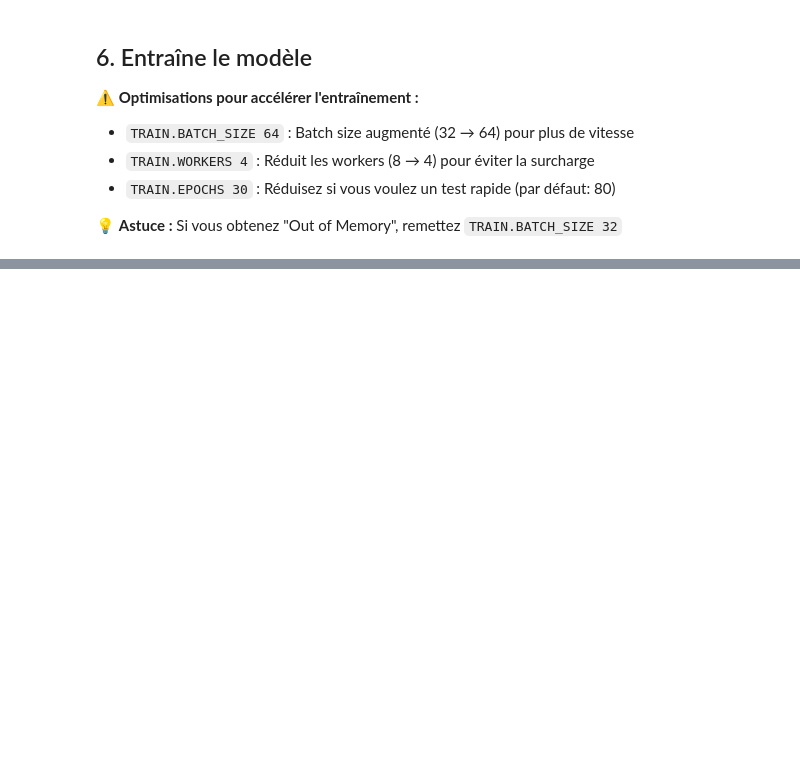
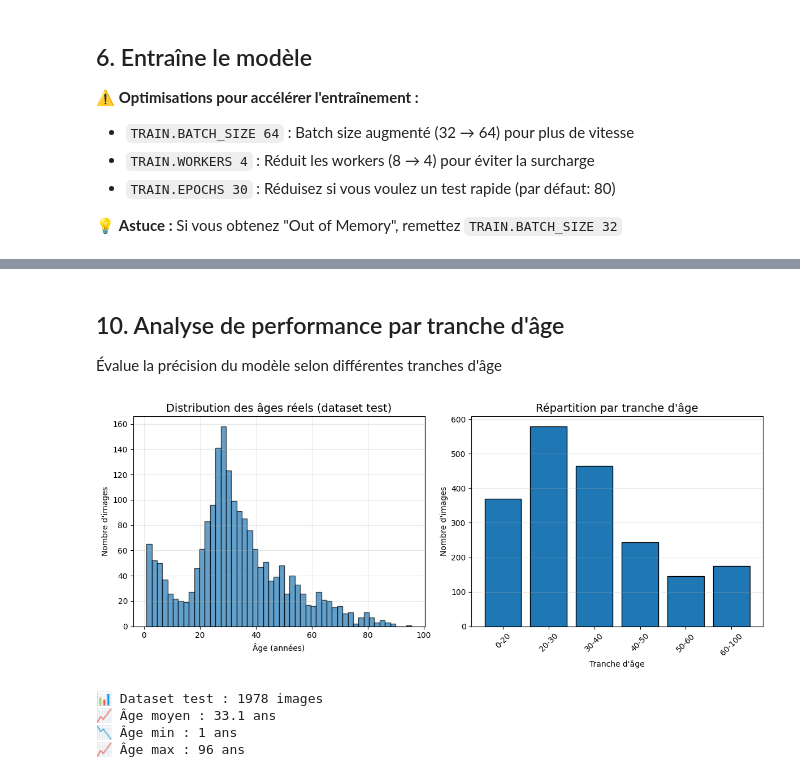
Before and after one commit to Lduvignacq/Deep-learning-project, a Jupyter notebook: colab_setup.ipynb, the cells around one changed output, grey strips where cells are left out. Saved outputs shown, nothing was run; the diff lists cells and outputs as text; code cells hidden in the pictures; blank space fills up the shorter version.

```diff
--- a/colab_setup.ipynb
+++ b/colab_setup.ipynb
@@ -188,0 +355,56 @@ To enable the following instructions: AVX2 FMA, in other operations, rebuild Ten
+# %% [markdown]
+## 10. Analyse de performance par tranche d'âge
+
+Évalue la précision du modèle selon différentes tranches d'âge
+# %%
+import pandas as pd
+import seaborn as sns
+
+# Lecture des résultats (vous devez d'abord exécuter test.py pour générer ces résultats)
+# !python test.py --data_dir appa-real-release --resume checkpoint/epoch080_0.00000_3.00000.pth
+
+# Exemple de visualisation de distribution d'âges
+csv_path = Path('appa-real-release/gt_avg_test.csv')
+if csv_path.exists():
+    df = pd.read_csv(csv_path)
+
+    # Distribution des âges réels
+    plt.figure(figsize=(12, 5))
+
+    plt.subplot(1, 2, 1)
+    plt.hist(df['apparent_age_avg'], bins=50, edgecolor='black', alpha=0.7)
+    plt.title('Distribution des âges réels (dataset test)', fontsize=14)
+    plt.xlabel('Âge (années)')
+    plt.ylabel('Nombre d\'images')
+    plt.grid(True, alpha=0.3)
+
+    plt.subplot(1, 2, 2)
+    # Statistiques par tranche d'âge
+    age_ranges = [(0, 20), (20, 30), (30, 40), (40, 50), (50, 60), (60, 100)]
+    counts = []
+    for min_age, max_age in age_ranges:
+        count = len(df[(df['apparent_age_avg'] >= min_age) & (df['apparent_age_avg'] < max_age)])
+        counts.append(count)
+
+    plt.bar([f'{min_age}-{max_age}' for min_age, max_age in age_ranges], counts, edgecolor='black')
+    plt.title('Répartition par tranche d\'âge', fontsize=14)
+    plt.xlabel('Tranche d\'âge')
+    plt.ylabel('Nombre d\'images')
+    plt.xticks(rotation=45)
+    plt.grid(True, alpha=0.3, axis='y')
+
+    plt.tight_layout()
+    plt.show()
+
+    print(f"📊 Dataset test : {len(df)} images")
+    print(f"📈 Âge moyen : {df['apparent_age_avg'].mean():.1f} ans")
+    print(f"📉 Âge min : {df['apparent_age_avg'].min():.0f} ans")
+    print(f"📈 Âge max : {df['apparent_age_avg'].max():.0f} ans")
+else:
+    print("❌ Fichier CSV du dataset test non trouvé")
+# %% [output]
+[figure, added]
+📊 Dataset test : 1978 images
+📈 Âge moyen : 33.1 ans
+📉 Âge min : 1 ans
+📈 Âge max : 96 ans
```
Also changed, not shown: parts of 11 cells of this notebook.
